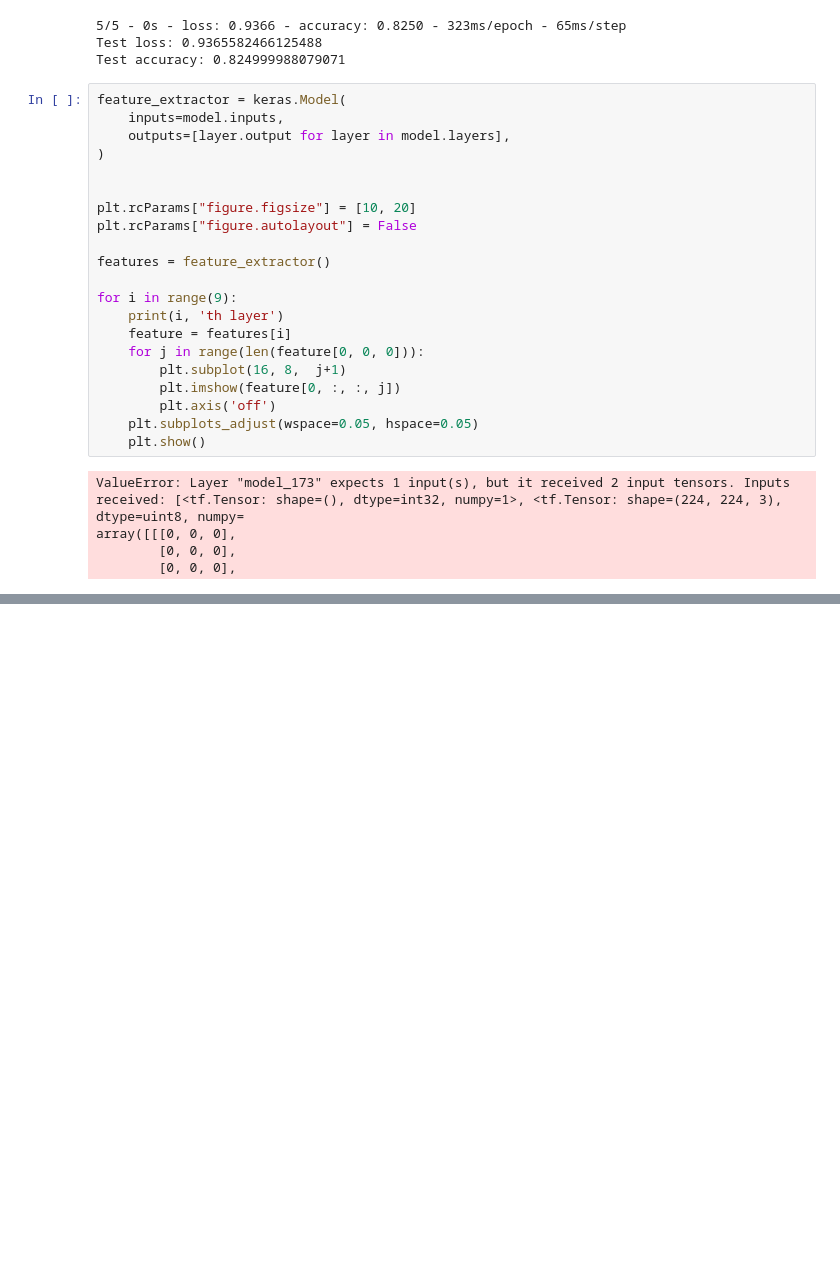
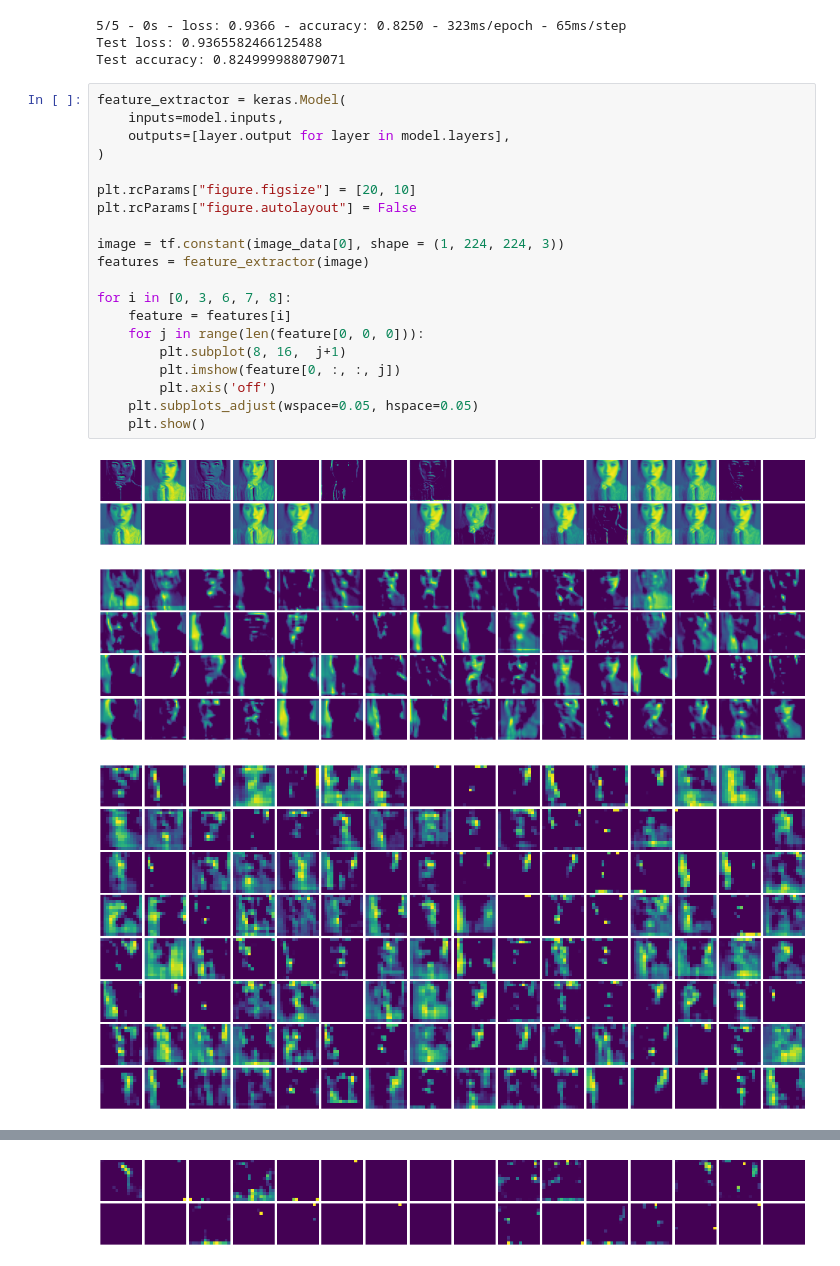
Before and after one commit to pstat197/vignette-cnn-facial-recognition, a Jupyter notebook: allester_face_class.ipynb, the cells around one changed output, grey strips where cells are left out. Saved outputs shown, nothing was run; the diff lists cells and outputs as text; blank space fills up the shorter version.

```diff
--- a/allester_face_class.ipynb
+++ b/allester_face_class.ipynb
@@ -267,26 +266,24 @@ Test accuracy: 0.824999988079071
 # %%
 feature_extractor = keras.Model(
     inputs=model.inputs,
     outputs=[layer.output for layer in model.layers],
 )
 
-
-plt.rcParams["figure.figsize"] = [10, 20]
+plt.rcParams["figure.figsize"] = [20, 10]
 plt.rcParams["figure.autolayout"] = False
 
-features = feature_extractor()
+image = tf.constant(image_data[0], shape = (1, 224, 224, 3))
+features = feature_extractor(image)
 
-for i in range(9):
-    print(i, 'th layer')
+for i in [0, 3, 6, 7, 8]:
     feature = features[i]
     for j in range(len(feature[0, 0, 0])):
-        plt.subplot(16, 8,  j+1)
+        plt.subplot(8, 16,  j+1)
         plt.imshow(feature[0, :, :, j])
         plt.axis('off')
     plt.subplots_adjust(wspace=0.05, hspace=0.05)
     plt.show()
 # %% [output]
-ValueError: Layer "model_173" expects 1 input(s), but it received 2 input tensors. Inputs received: [<tf.Tensor: shape=(), dtype=int32, numpy=1>, <tf.Tensor: shape=(224, 224, 3), dtype=uint8, numpy=
-array([[[0, 0, 0],
-        [0, 0, 0],
-        [0, 0, 0],
+[figure, added]
+[figure, added]
+[figure, added]
@@ -292,0 +291 @@ array([[[0, 0, 0],
+[figure, added]
```
Also changed, not shown: parts of 3 cells of this notebook.
